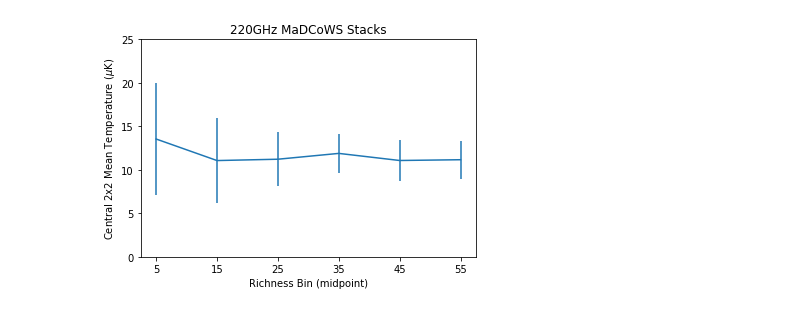
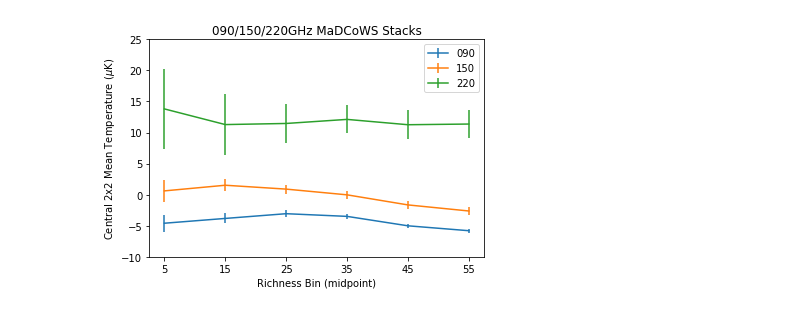
Before and after one commit to Sulla2012/madcowsclusters, a Jupyter notebook: PS Statistics.ipynb, the cells around one changed output. Saved outputs shown, nothing was run; the diff lists cells and outputs as text; code cells hidden in the pictures.

```diff
--- a/PS Statistics.ipynb
+++ b/PS Statistics.ipynb
@@ -77,14 +88,17 @@ for j in range(0,70, 10):
 # %%
 xrange = range(5,65, 10)
-plt.errorbar(xrange, central_t, yerr = map_var)
-plt.ylim(0,25)
-plt.xticks(xrange)
-plt.title(r'220GHz MaDCoWS Stacks')
+for i, (freq, cur_dict) in enumerate(freq_dict.items()):
+    plt.errorbar(xrange, cur_dict['central_t'], yerr = cur_dict['map_var'], label = freq)
+
+plt.legend()
+plt.title(r'090/150/220GHz MaDCoWS Stacks')
 plt.xlabel('Richness Bin (midpoint)')
 plt.ylabel(r'Central 2x2 Mean Temperature ($\mu$K)')
-plt.savefig('./plots/220GHz/rich_central_temp.pdf')
-plt.savefig('./plots/220GHz/rich_central_temp.png', dpi = 300)
+plt.ylim(-10,25)
+plt.xticks(xrange)
+plt.savefig('./plots/PS_freq/rich_central_temp.pdf')
+plt.savefig('./plots/PS_freq/rich_central_temp.png', dpi = 300)
 plt.show()
 plt.close()
 # %% [output]
-[figure, old version]
+[figure, new version]
```
Also changed, not shown: parts of 2 cells of this notebook.
